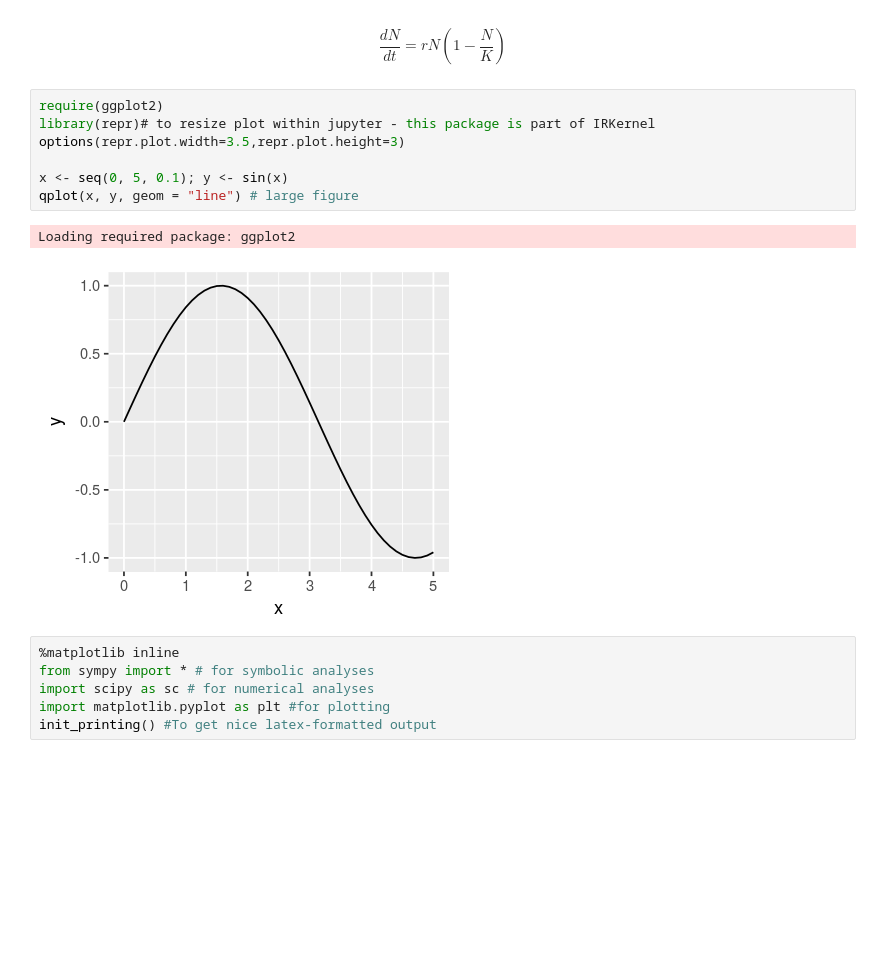
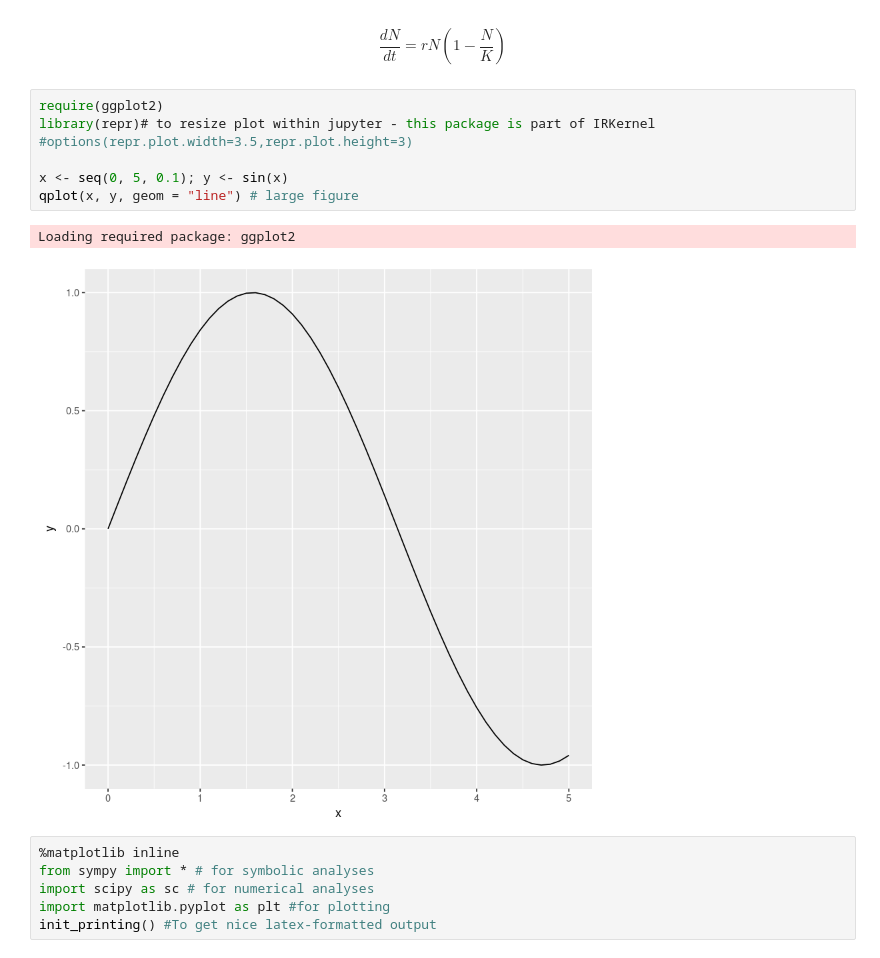
Before and after one commit to dbridg15/CMEECoursework, a Jupyter notebook: Week7/Code/MyFirstJupyterNb.ipynb, the cells around one changed output. Drawn from its saved outputs; the diff is of its cells as text; blank space fills up the shorter version.

```diff
--- a/Week7/Code/MyFirstJupyterNb.ipynb
+++ b/Week7/Code/MyFirstJupyterNb.ipynb
@@ -9,13 +9,13 @@ $$\frac{dN}{dt} = rN \left( 1-\frac{N}{K}\right)$$
 # %%
 require(ggplot2)
 library(repr)# to resize plot within jupyter - this package is part of IRKernel
-options(repr.plot.width=3.5,repr.plot.height=3)
+#options(repr.plot.width=3.5,repr.plot.height=3)
 
 x <- seq(0, 5, 0.1); y <- sin(x)
 qplot(x, y, geom = "line") # large figure
 # %% [output]
 Loading required package: ggplot2
-[figure, old version]
+[figure, new version]
 # %%
 %matplotlib inline
 from sympy import * # for symbolic analyses
```
Also changed, not shown: 1 other file.
